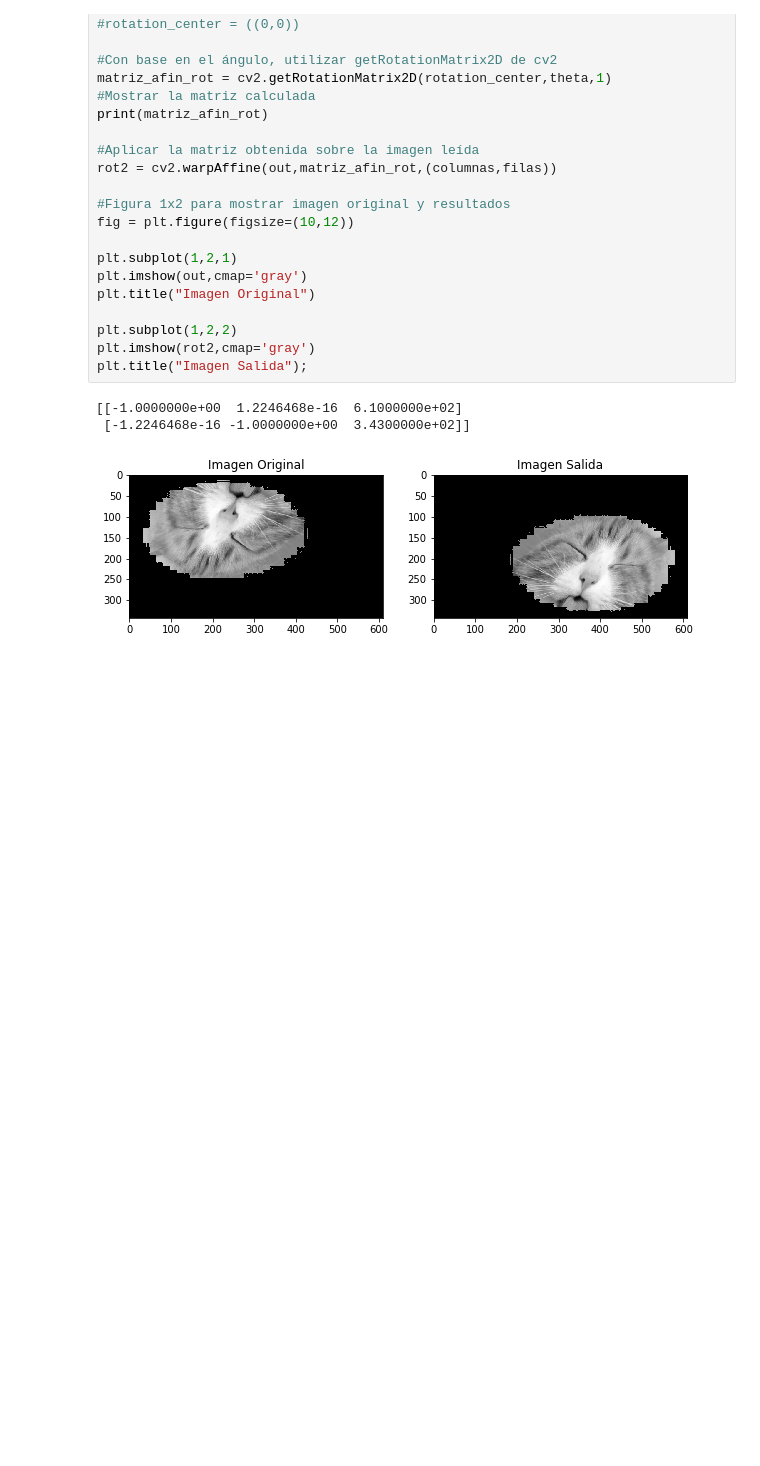
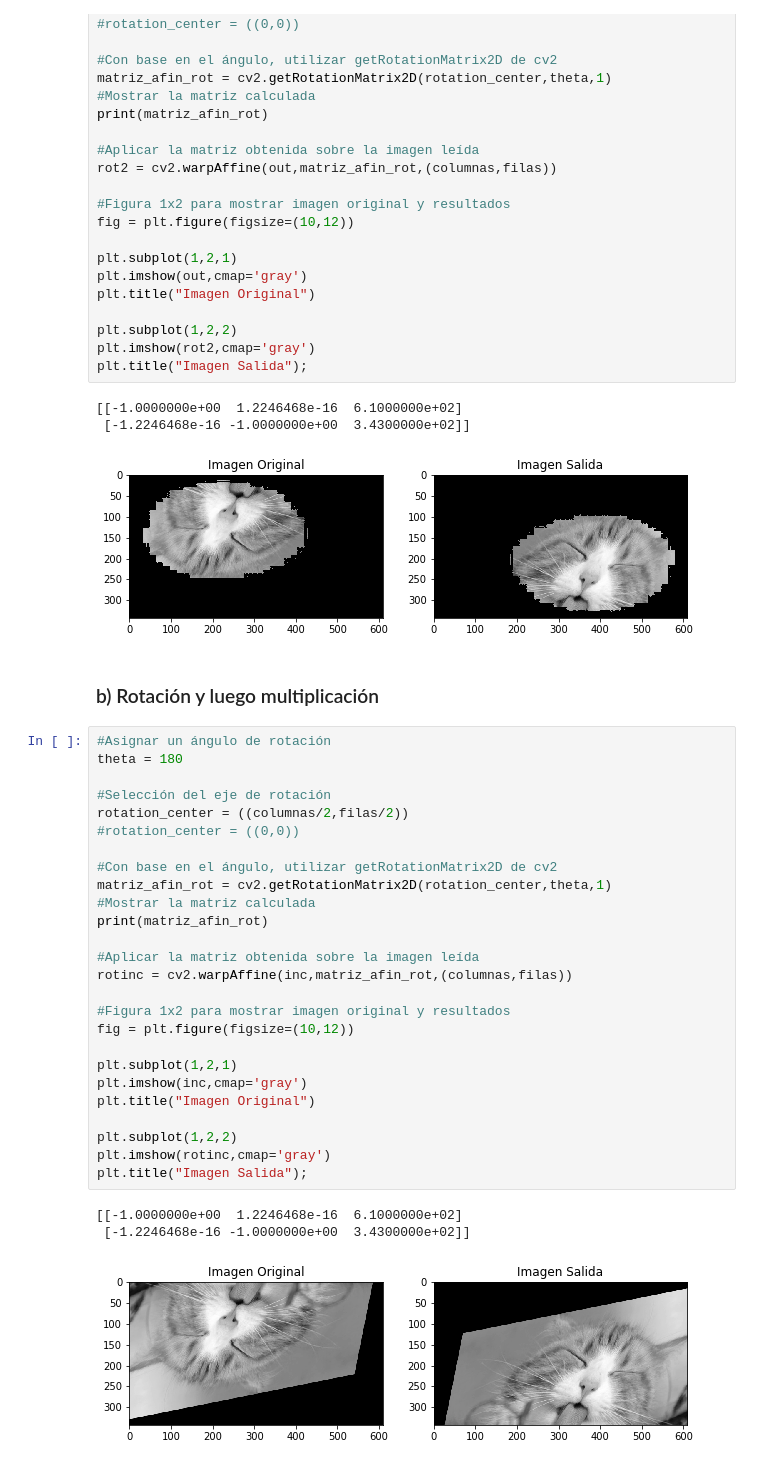
Before and after one commit to sanrestrepo98/Vision-Artificial-9, a Jupyter notebook: Practicas/Practica 1/Practica semanas 4 5 6.ipynb, the cells around one changed output. Cells and saved outputs as stored; diff of their text form; blank space fills up the shorter version.

```diff
--- a/Practicas/Practica 1/Practica semanas 4 5 6.ipynb
+++ b/Practicas/Practica 1/Practica semanas 4 5 6.ipynb
@@ -265,3 +276,35 @@ plt.title("Imagen Salida");
 [[-1.0000000e+00  1.2246468e-16  6.1000000e+02]
  [-1.2246468e-16 -1.0000000e+00  3.4300000e+02]]
 [figure]
+# %% [markdown]
+### b) Rotación y luego multiplicación
+# %%
+#Asignar un ángulo de rotación
+theta = 180
+
+#Selección del eje de rotación
+rotation_center = ((columnas/2,filas/2))
+#rotation_center = ((0,0))
+
+#Con base en el ángulo, utilizar getRotationMatrix2D de cv2
+matriz_afin_rot = cv2.getRotationMatrix2D(rotation_center,theta,1)
+#Mostrar la matriz calculada
+print(matriz_afin_rot)
+
+#Aplicar la matriz obtenida sobre la imagen leída
+rotinc = cv2.warpAffine(inc,matriz_afin_rot,(columnas,filas))
+
+#Figura 1x2 para mostrar imagen original y resultados
+fig = plt.figure(figsize=(10,12))
+
+plt.subplot(1,2,1)
+plt.imshow(inc,cmap='gray')
+plt.title("Imagen Original")
+
+plt.subplot(1,2,2)
+plt.imshow(rotinc,cmap='gray')
+plt.title("Imagen Salida");
+# %% [output]
+[[-1.0000000e+00  1.2246468e-16  6.1000000e+02]
+ [-1.2246468e-16 -1.0000000e+00  3.4300000e+02]]
+[figure, added]
```
Also changed, not shown: parts of 18 cells of this notebook, 1 other file.
